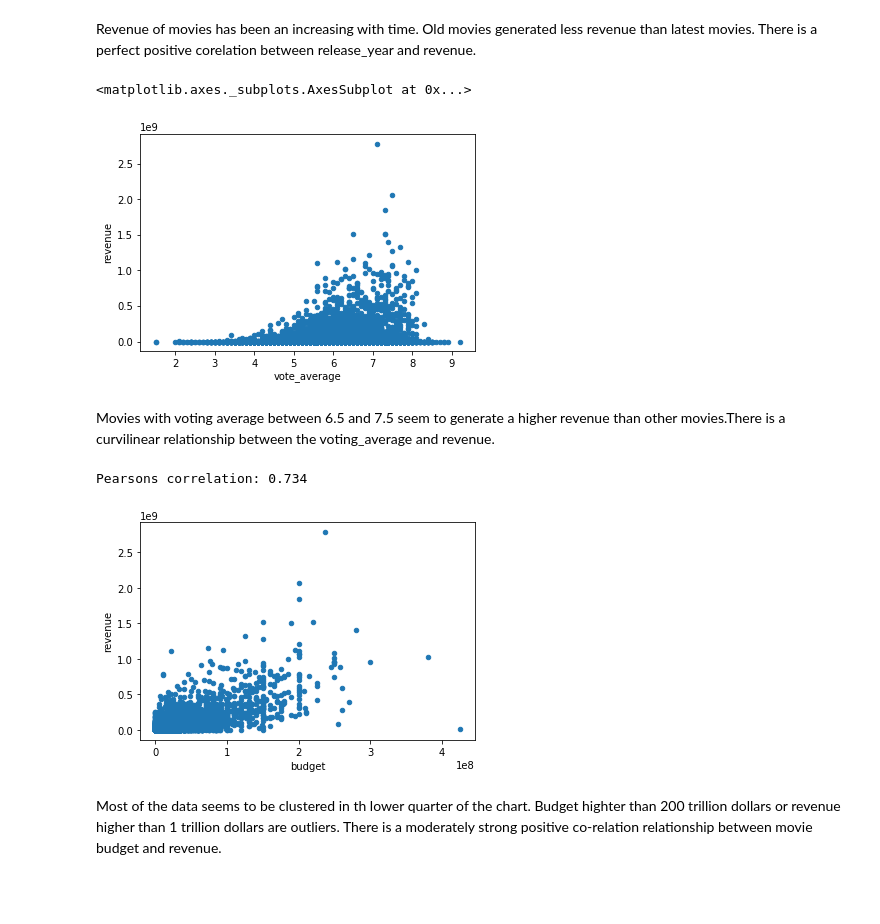
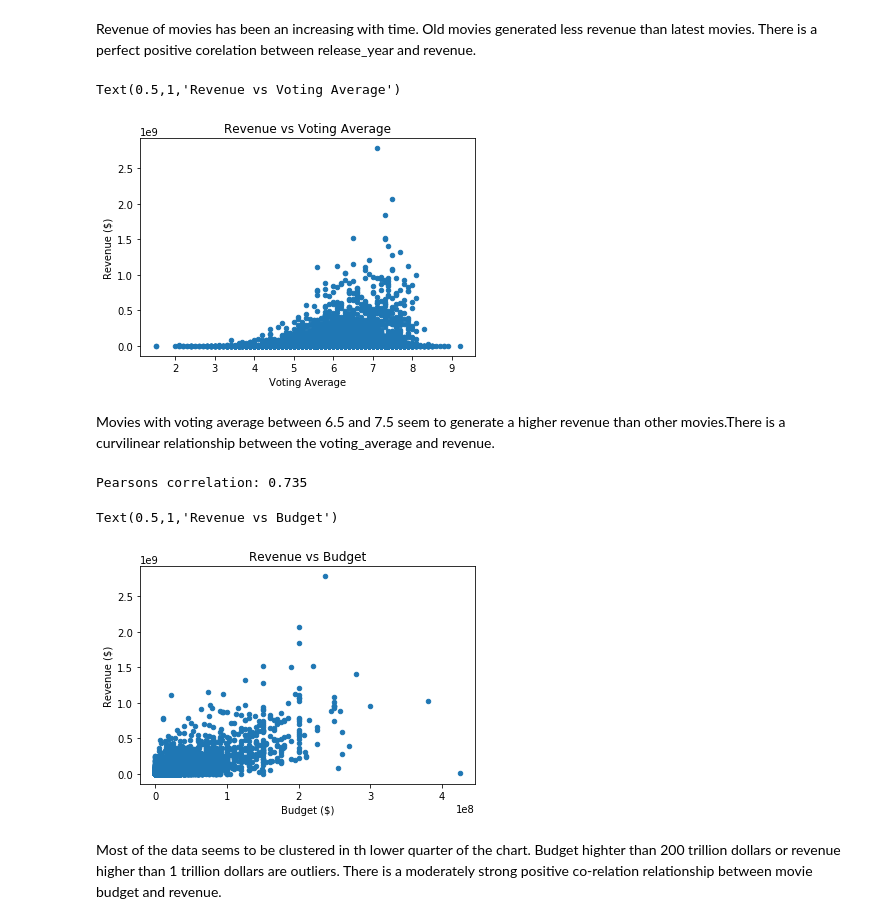
Before and after one commit to data-clash/movie-data-analysis, a Jupyter notebook: Movie Database Analysis.ipynb, the cells around one changed output. Drawn from its saved outputs; the diff is of its cells as text; code cells hidden in the pictures; blank space fills up the shorter version.

```diff
--- a/Movie Database Analysis.ipynb
+++ b/Movie Database Analysis.ipynb
@@ -232,9 +238,13 @@ Revenue of movies has been an increasing with time. Old movies generated less re
 # %%
 # Check relationship between revenue and voting average
 df.plot(x='vote_average',y='revenue',kind='scatter')
+
+plt.xlabel('Voting Average')
+plt.ylabel('Revenue ($)')
+plt.title('Revenue vs Voting Average')
 # %% [output]
-<matplotlib.axes._subplots.AxesSubplot at 0x...>
+Text(0.5,1,'Revenue vs Voting Average')
-[figure, old version]
+[figure, new version]
 # %% [markdown]
 Movies with voting average between 6.5 and 7.5 seem to generate a higher revenue than other movies.There is a curvilinear relationship between the voting_average and revenue.
 # %%
@@ -242,9 +252,14 @@ Movies with voting average between 6.5 and 7.5 seem to generate a higher revenue
 df.plot(x='budget',y='revenue',kind='scatter')
 corr, _ = pearsonr(df.budget, df.revenue)
 print('Pearsons correlation: %.3f' % corr)
+
+plt.xlabel('Budget ($)')
+plt.ylabel('Revenue ($)')
+plt.title('Revenue vs Budget')
 # %% [output]
-Pearsons correlation: 0.734
+Pearsons correlation: 0.735
+Text(0.5,1,'Revenue vs Budget')
-[figure, old version]
+[figure, new version]
 # %% [markdown]
 Most of the data seems to be clustered in th lower quarter of the chart. Budget highter than 200 trillion dollars or revenue higher than 1 trillion dollars are outliers. There is a moderately strong positive co-relation relationship between movie budget and revenue.
 # %%
```
Also changed, not shown: parts of 6 cells of this notebook.
